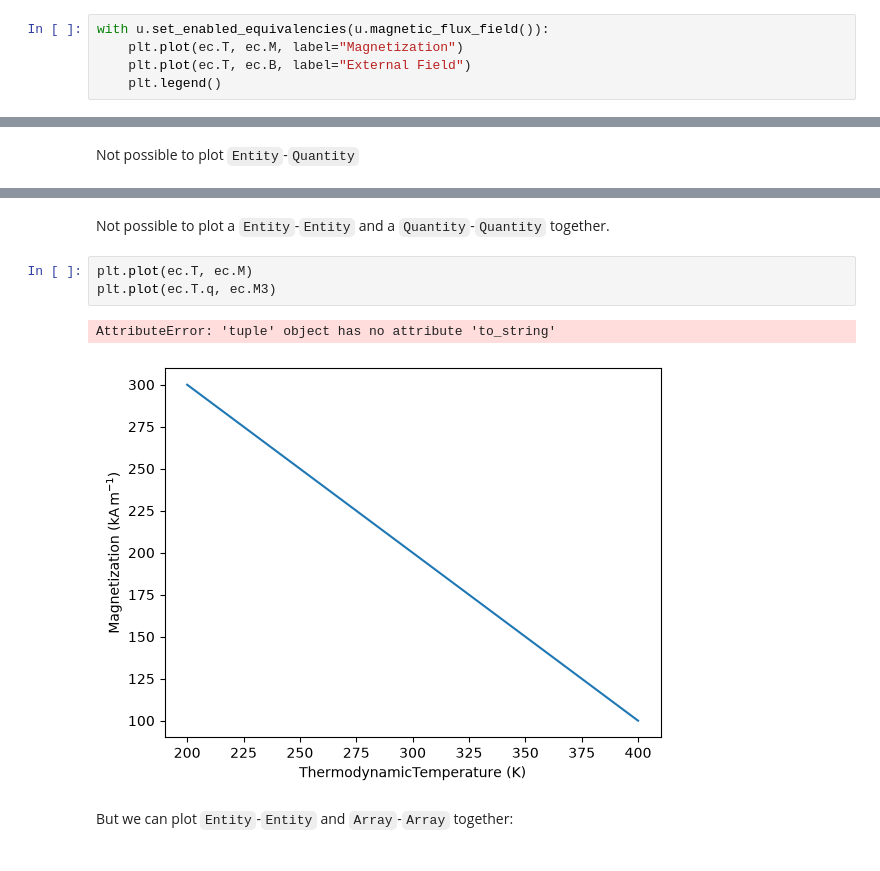
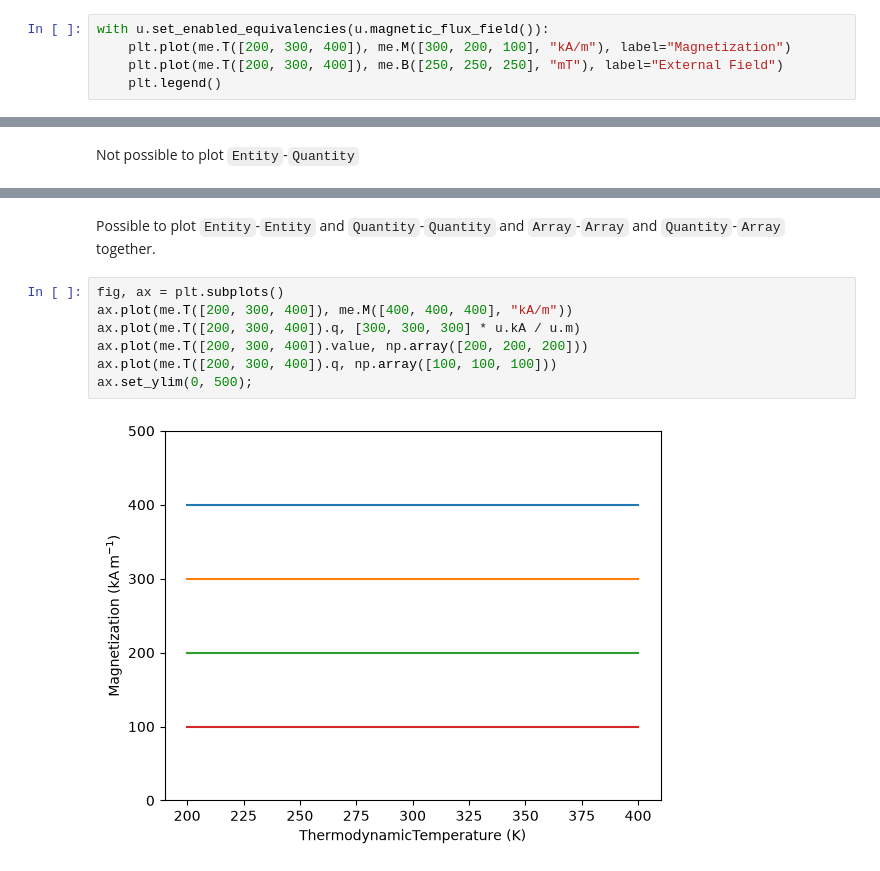
Before and after one commit to MaMMoS-project/mammos-entity, a Jupyter notebook: dev/plotting.ipynb, the cells around one changed output, grey strips where cells are left out. Drawn from its saved outputs; the diff is of its cells as text.

```diff
--- a/dev/plotting.ipynb
+++ b/dev/plotting.ipynb
@@ -46,8 +55,8 @@ ConversionError: Failed to convert value(s) to axis units: array([Entity(ontolog
 ## Using equivalencies
 # %%
 with u.set_enabled_equivalencies(u.magnetic_flux_field()):
-    plt.plot(ec.T, ec.M, label="Magnetization")
-    plt.plot(ec.T, ec.B, label="External Field")
+    plt.plot(me.T([200, 300, 400]), me.M([300, 200, 100], "kA/m"), label="Magnetization")
+    plt.plot(me.T([200, 300, 400]), me.B([250, 250, 250], "mT"), label="External Field")
     plt.legend()
 # %% [output]
 [figure]
@@ -70,10 +84,11 @@ plt.plot(ec.T.q, ec.M3)
 # %% [markdown]
-Not possible to plot a `Entity`-`Entity` and a `Quantity`-`Quantity` together.
+Possible to plot `Entity`-`Entity` and `Quantity`-`Quantity` and `Array`-`Array` and `Quantity`-`Array` together.
 # %%
-plt.plot(ec.T, ec.M)
-plt.plot(ec.T.q, ec.M3)
+fig, ax = plt.subplots()
+ax.plot(me.T([200, 300, 400]), me.M([400, 400, 400], "kA/m"))
+ax.plot(me.T([200, 300, 400]).q, [300, 300, 300] * u.kA / u.m)
+ax.plot(me.T([200, 300, 400]).value, np.array([200, 200, 200]))
+ax.plot(me.T([200, 300, 400]).q, np.array([100, 100, 100]))
+ax.set_ylim(0, 500);
 # %% [output]
-AttributeError: 'tuple' object has no attribute 'to_string'
-[figure, old version]
+[figure, new version]
-# %% [markdown]
-But we can plot `Entity`-`Entity` and `Array`-`Array` together:
```
Also changed, not shown: parts of 18 cells of this notebook, 1 other file.
